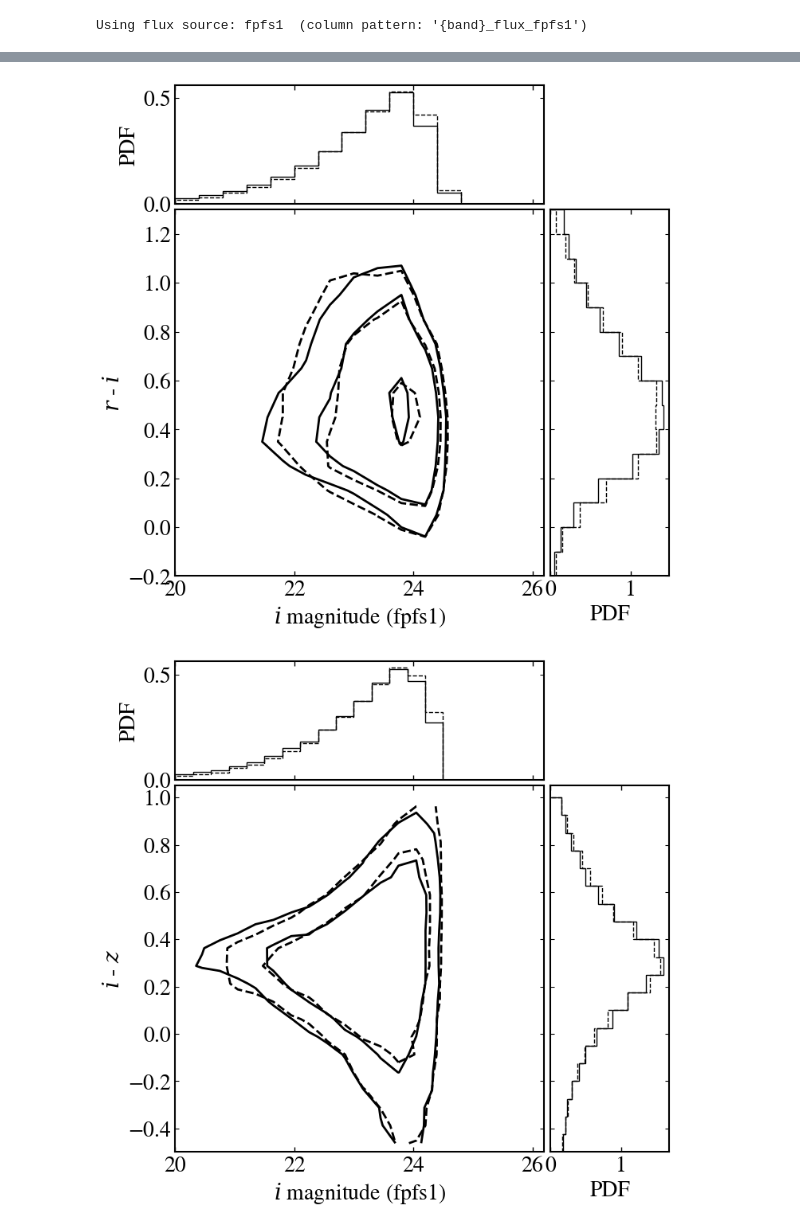
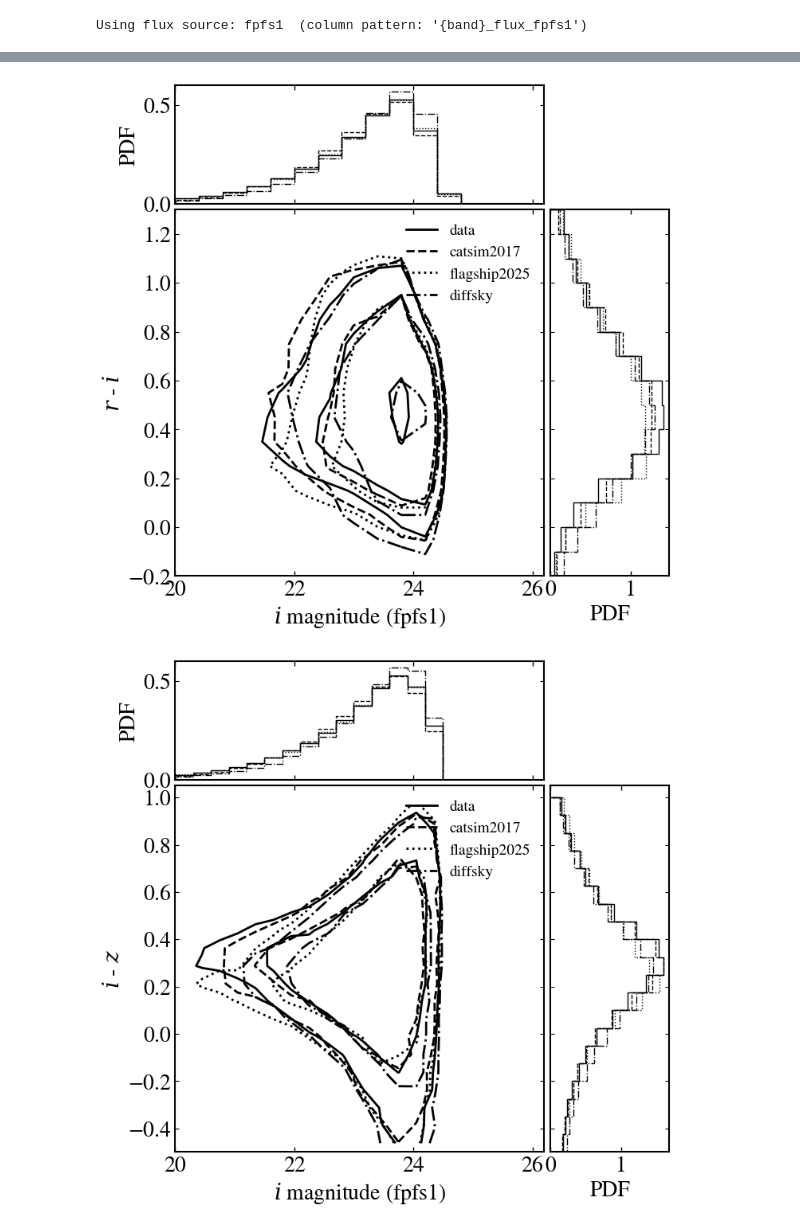
Before and after one commit to LSSTDESC/AnaCal_DESCNote, a Jupyter notebook: notebooks/cell_comcam/a360/compare_a360_real_vs_sim.ipynb, the cells around one changed output, grey strips where cells are left out. Saved outputs shown, nothing was run; the diff lists cells and outputs as text; code cells hidden in the pictures.

```diff
--- a/notebooks/cell_comcam/a360/compare_a360_real_vs_sim.ipynb
+++ b/notebooks/cell_comcam/a360/compare_a360_real_vs_sim.ipynb
@@ -89,8 +96,9 @@ def _select(t):
         & ((t["i_fpfs1_m00"] + t["i_fpfs1_m20"]) / t["i_fpfs1_m00"] > 0.08)
     )
 
-
 sel1 = _select(data)
 sel2 = _select(sim)
-print(f"selected: data={sel1.sum()}, sim={sel2.sum()}")
+sel3 = _select(flagship)
+sel4 = _select(diffsky)
+print(f"selected: data={sel1.sum():,}, catsim={sel2.sum():,}, flagship={sel3.sum():,}, diffsky={sel4.sum():,}")
 # %% [output]
@@ -144,4 +188,7 @@ for b in bands:
 # %%
+from matplotlib.lines import Line2D
+
+
 class corner_plot:
     def __init__(self, xrange, yrange, bins=30, xlabel="x", ylabel="y", xlim=None, ylim=None):
         fig = plt.figure(figsize=(8, 8))
@@ -172,7 +219,9 @@ class corner_plot:
         self.ax_top.set_xlim(xlim)
         self.ax_right.set_ylim(ylim)
 
-    def make_plot(self, x_array, y_array, linestyles="-", levels=[0.1, 0.3, 0.6]):
+        self._legend_handles = []
+
+    def make_plot(self, x_array, y_array, linestyles="-", levels=[0.1, 0.3, 0.6], label=None):
         hist, xedges, yedges = np.histogram2d(
             x=x_array, y=y_array, bins=self.bins,
             range=self.range_2d, density=True,
@@ -194,49 +243,44 @@ class corner_plot:
             range=self.range_y, density=True,
             ls=linestyles, orientation="horizontal",
         )
+        if label is not None:
+            self._legend_handles.append(
+                Line2D([0], [0], color="black", linestyle=linestyles, label=label)
+            )
         plt.tight_layout()
+
+    def legend(self, loc="upper right", fontsize=14, frameon=False):
+        if self._legend_handles:
+            self.ax_2d.legend(handles=self._legend_handles,
+                              loc=loc, fontsize=fontsize, frameon=frameon)
 # %%
+# 2D: r - i  vs  i magnitude.
 plt.close()
-xrange = [20.0, 26.0]
-yrange = [-0.2, 1.3]
-xlabel = rf"$i$ magnitude ({FLUX_KIND})"
-ylabel = r"$r$ - $i$"
-
 corp = corner_plot(
-    xrange=xrange, yrange=yrange, bins=15, xlabel=xlabel, ylabel=ylabel,
+    xrange=[20.0, 26.0], yrange=[-0.2, 1.3], bins=15,
+    xlabel=rf"$i$ magnitude ({FLUX_KIND})", ylabel=r"$r$ - $i$",
     xlim=[20, 26.2], ylim=[-0.2, 1.3],
 )
-
-x_array = ss["i"]
-y_array = ss["r"] - ss["i"]
-
-x_array_d = dd["i"]
-y_array_d = dd["r"] - dd["i"]
-
-corp.make_plot(x_array=x_array_d, y_array=y_array_d, linestyles="-", levels=[0.15, 0.3, 0.65])
-corp.make_plot(x_array=x_array, y_array=y_array, linestyles="--", levels=[0.15, 0.3, 0.65])
+corp.make_plot(x_array=dd["i"], y_array=dd["r"] - dd["i"], linestyles="-",  levels=[0.15, 0.3, 0.65], label="data")
+corp.make_plot(x_array=ss["i"], y_array=ss["r"] - ss["i"], linestyles="--", levels=[0.15, 0.3, 0.65], label="catsim2017")
+corp.make_plot(x_array=ff["i"], y_array=ff["r"] - ff["i"], linestyles=":",  levels=[0.15, 0.3, 0.65], label="flagship2025")
+corp.make_plot(x_array=df["i"], y_array=df["r"] - df["i"], linestyles="-.", levels=[0.15, 0.3, 0.65], label="diffsky")
+corp.legend(loc="upper right")
 # %% [output]
-[figure, old version]
+[figure, new version]
 # %%
+# 2D: i - z  vs  i magnitude.
 plt.close()
-xrange = [20.0, 26.0]
-yrange = [-0.5, 1.0]
-xlabel = rf"$i$ magnitude ({FLUX_KIND})"
-ylabel = r"$i$ - $z$"
-
 corp = corner_plot(
-    xrange=xrange, yrange=yrange, bins=20, xlabel=xlabel, ylabel=ylabel,
+    xrange=[20.0, 26.0], yrange=[-0.5, 1.0], bins=20,
+    xlabel=rf"$i$ magnitude ({FLUX_KIND})", ylabel=r"$i$ - $z$",
     xlim=[20, 26.2], ylim=[-0.5, 1.05],
 )
-
-x_array = ss["i"]
-y_array = ss["i"] - ss["z"]
-
-x_array_d = dd["i"]
-y_array_d = dd["i"] - dd["z"]
-
-corp.make_plot(x_array=x_array_d, y_array=y_array_d, linestyles="-", levels=[0.15, 0.3, 0.65])
-corp.make_plot(x_array=x_array, y_array=y_array, linestyles="--", levels=[0.15, 0.3, 0.65])
+corp.make_plot(x_array=dd["i"], y_array=dd["i"] - dd["z"], linestyles="-",  levels=[0.15, 0.3, 0.65], label="data")
+corp.make_plot(x_array=ss["i"], y_array=ss["i"] - ss["z"], linestyles="--", levels=[0.15, 0.3, 0.65], label="catsim2017")
+corp.make_plot(x_array=ff["i"], y_array=ff["i"] - ff["z"], linestyles=":",  levels=[0.15, 0.3, 0.65], label="flagship2025")
+corp.make_plot(x_array=df["i"], y_array=df["i"] - df["z"], linestyles="-.", levels=[0.15, 0.3, 0.65], label="diffsky")
+corp.legend(loc="upper right")
 # %% [output]
-[figure, old version]
+[figure, new version]
 # %%
```
Also changed, not shown: parts of 12 cells of this notebook, 6 other files.
